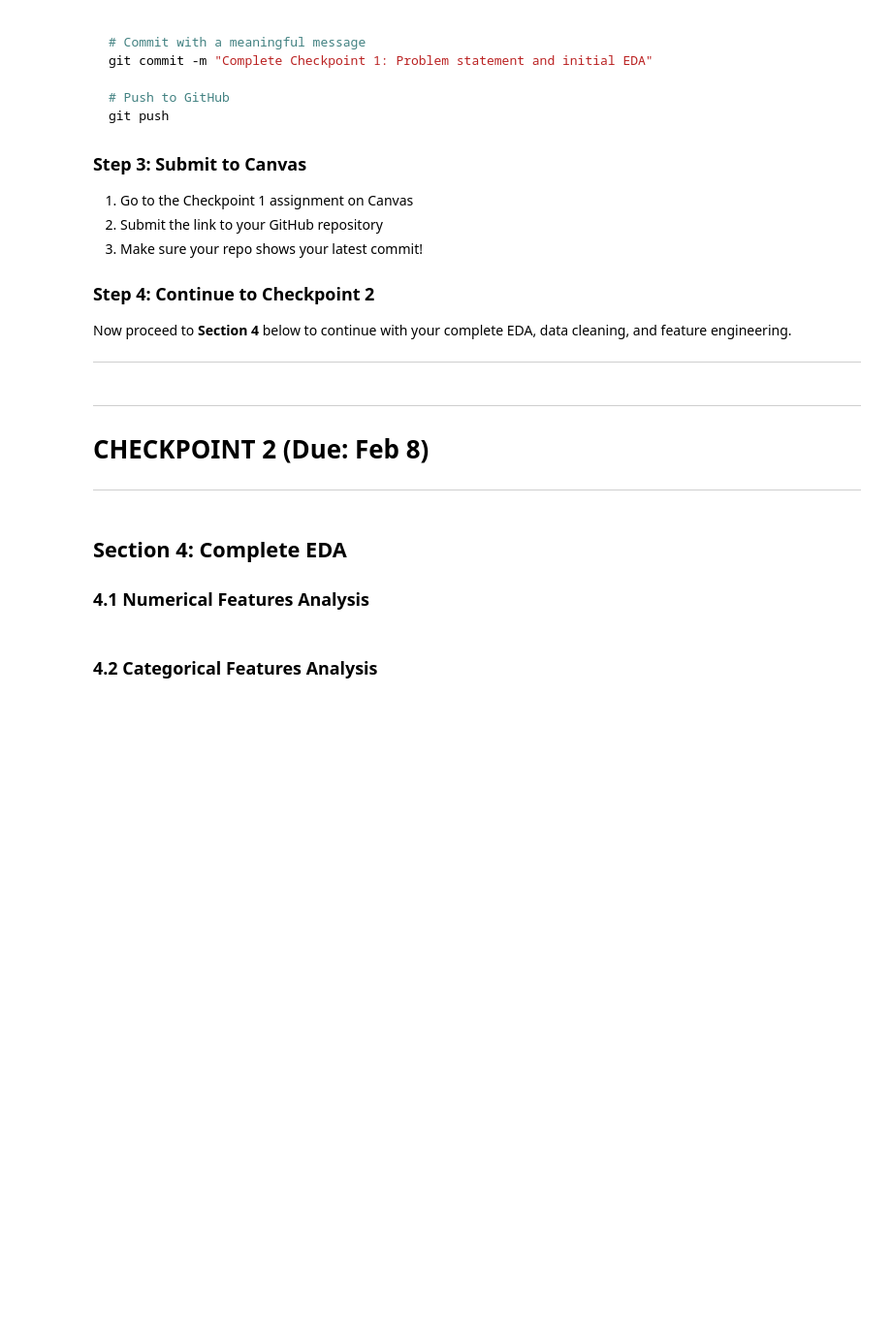
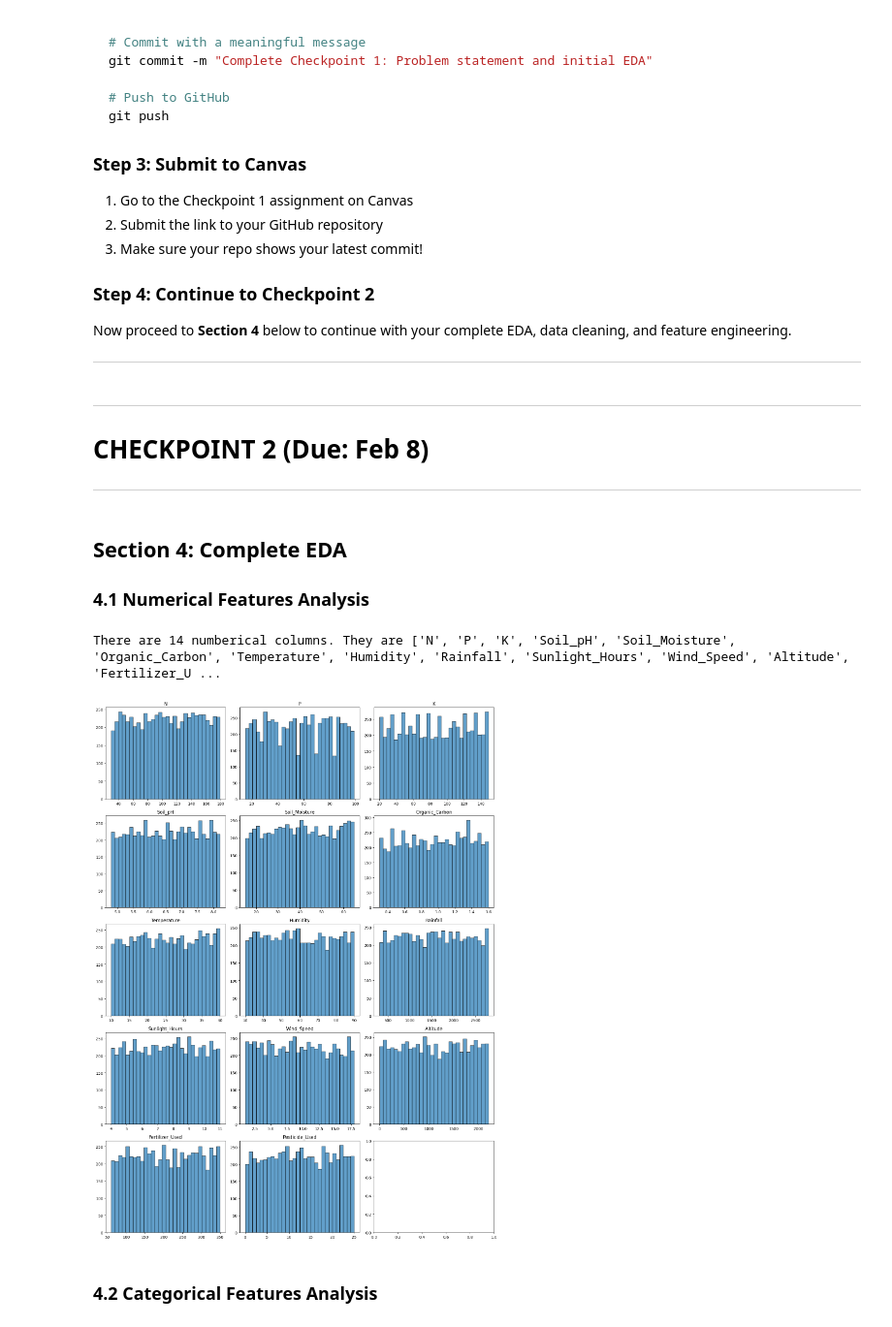
Before and after one commit to wzhu2467/Crop_Yield_Prediction_App, a Jupyter notebook: notebooks/01_problem_statement_and_eda.ipynb, the cells around one changed output. Shown at 97% size. Saved outputs shown, nothing was run; the diff lists cells and outputs as text; code cells hidden in the pictures; blank space fills up the shorter version.

```diff
--- a/notebooks/01_problem_statement_and_eda.ipynb
+++ b/notebooks/01_problem_statement_and_eda.ipynb
@@ -440,28 +440,37 @@ Now proceed to **Section 4** below to continue with your complete EDA, data clea
 # Store result in: numerical_cols
 
 # YOUR CODE HERE:
+numerical_cols = df.select_dtypes(include=[np.number])
+numerical_cols.drop(columns=['Crop_Yield_ton_per_hectare'], inplace=True)
+col_names = numerical_cols.columns.tolist()
+cnt = len(col_names)
+print(f"There are {cnt} numberical columns. They are {col_names}")
+# %% [output]
+There are 14 numberical columns. They are ['N', 'P', 'K', 'Soil_pH', 'Soil_Moisture', 'Organic_Carbon', 'Temperature', 'Humidity', 'Rainfall', 'Sunlight_Hours', 'Wind_Speed', 'Altitude', 'Fertilizer_U ...
 # %%
 # Distribution of numerical features
-if len(numerical_cols) > 0:
+if len(col_names) > 0:
     n_cols = 3
-    n_rows = (len(numerical_cols) + n_cols - 1) // n_cols
+    n_rows = (len(col_names) + n_cols - 1) // n_cols
 
     fig, axes = plt.subplots(n_rows, n_cols, figsize=(15, 4*n_rows))
     axes = axes.flatten() if n_rows > 1 else [axes] if n_rows == 1 and n_cols == 1 else axes
 
     for i, col in enumerate(numerical_cols):
         axes[i].hist(df[col].dropna(), bins=30, edgecolor='black', alpha=0.7)
         axes[i].set_title(col)
         axes[i].set_xlabel('')
 
     # Hide empty subplots
     for j in range(len(numerical_cols), len(axes)):
         axes[j].set_visible(False)
 
     plt.tight_layout()
     plt.show()
 else:
     print("No numerical features found (besides target).")
+# %% [output]
+[figure, added]
 # %% [markdown]
 ### 4.2 Categorical Features Analysis
 # %%
```
Also changed, not shown: parts of 6 cells of this notebook.
